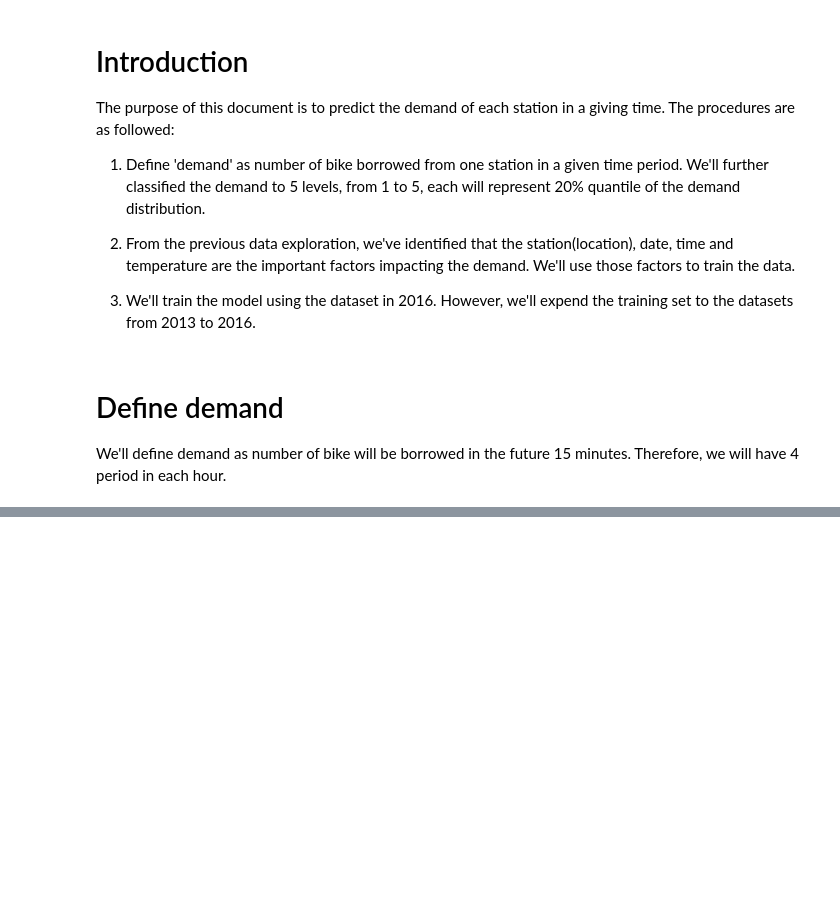
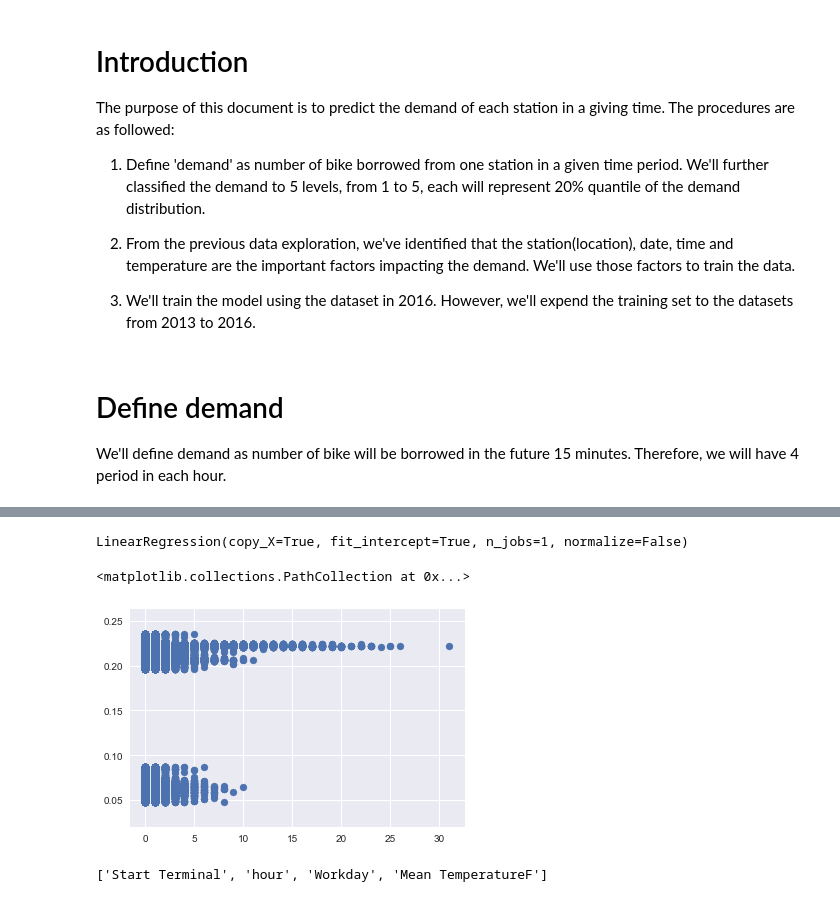
Before and after one commit to sun-binrwei/dsprojects, a Jupyter notebook: Capstone Project 1/Fit_1.ipynb, the cells around one changed output, grey strips where cells are left out. Saved outputs shown, nothing was run; the diff lists cells and outputs as text; code cells hidden in the pictures; blank space fills up the shorter version.

Commit message:
Add Mini_Project_Logistic_Regression and modified Fit_1.ipyng

```diff
--- a/Capstone Project 1/Fit_1.ipynb
+++ b/Capstone Project 1/Fit_1.ipynb
@@ -283,0 +60,22 @@ len(factors)
+# %%
+# Clean data in weathers
+w = weathers
+w.PrecipitationIn = w.PrecipitationIn.replace('T', '0.005')
+w.PrecipitationIn = pd.to_numeric(w.PrecipitationIn)
+w = w.drop(['Max Gust SpeedMPH', 'Events'], axis = 'columns')
+w = w.fillna(w.mean())
+ziplocation = {94107:'San Francisco', 94301:'Palo Alto', 94041:'Mountain View', 95113:'San Jose'}
+w['landmark'] = w.ZIP.map(ziplocation)
+
+# Join data with stations and weathers
+s = stations.set_index('station_id').loc[:, ['lat', 'long', 'dockcount', 'landmark']]
+m = pd.merge(t, s, how ='inner', left_on='Start Terminal', right_index= True)
+
+m = pd.merge(m, w, how ='inner', left_on = ['PDT', 'landmark'], right_on = ['PDT', 'landmark'])
+m = m.dropna(axis =1, how='all')
+# %%
+X = m.drop('Demand', axis = 1)
+Y = m.Demand
+X = X.drop(['Start Date','landmark','PDT', 'ZIP','dockcount'], axis = 1)
+X_cat = X.loc[:,['Start Terminal','workday']]
+X_num = X.drop(['Start Terminal','workday'], axis =1)
@@ -283,0 +123,27 @@ len(factors)
+# %%
+# Preprocessing the data
+le1 = preprocessing.LabelEncoder()
+le2 = preprocessing.LabelEncoder()
+le1.fit(X_cat.iloc[:,0])
+le2.fit(X_cat.iloc[:,1])
+
+#X = X_num + list(le1.transform(X_cat.iloc[:,0])) + list(le2.transform(X_cat.iloc[:,0]))
+X = X_num
+X['Start Terminal'] = le1.transform(X_cat.iloc[:,0])
+X['Workday'] = le2.transform(X_cat.iloc[:,1])
+X = X.loc[:,['hour', 'Workday']]
+# %%
+lm = LinearRegression()
+lm.fit(X,Y)
+# %% [output]
+LinearRegression(copy_X=True, fit_intercept=True, n_jobs=1, normalize=False)
+# %%
+plt.scatter(x=Y, y=lm.predict(X))
+# %% [output]
+<matplotlib.collections.PathCollection at 0x...>
+[figure, added]
+# %%
+factors = list(X)
+factors
+# %% [output]
+['Start Terminal', 'hour', 'Workday', 'Mean TemperatureF']
```
Also changed, not shown: parts of 40 cells of this notebook, 20 other files.
